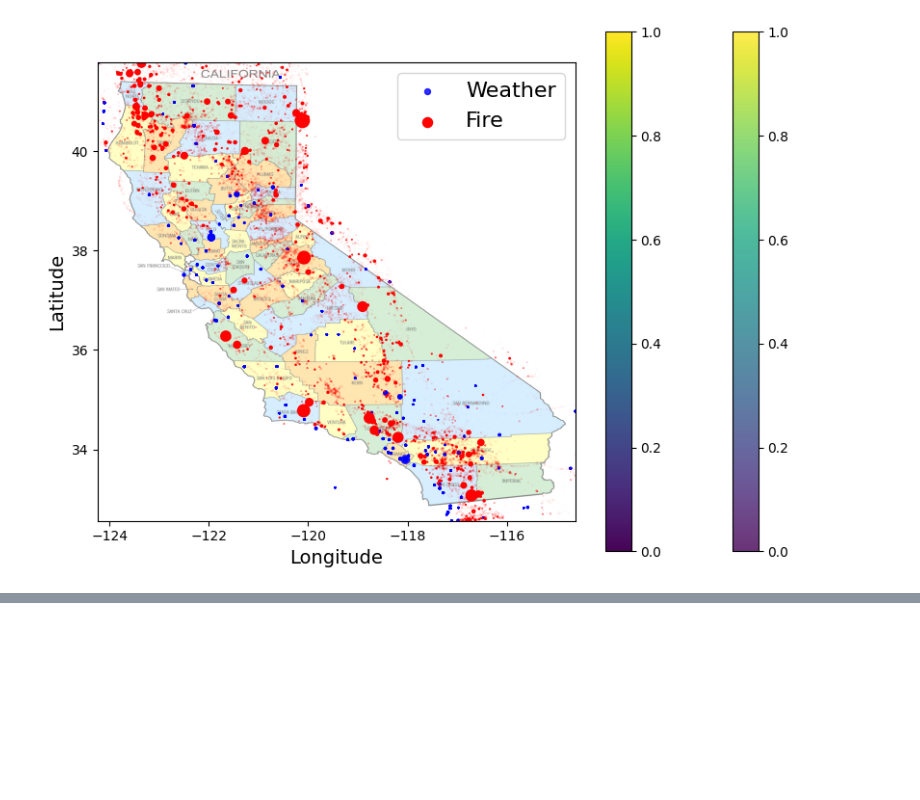
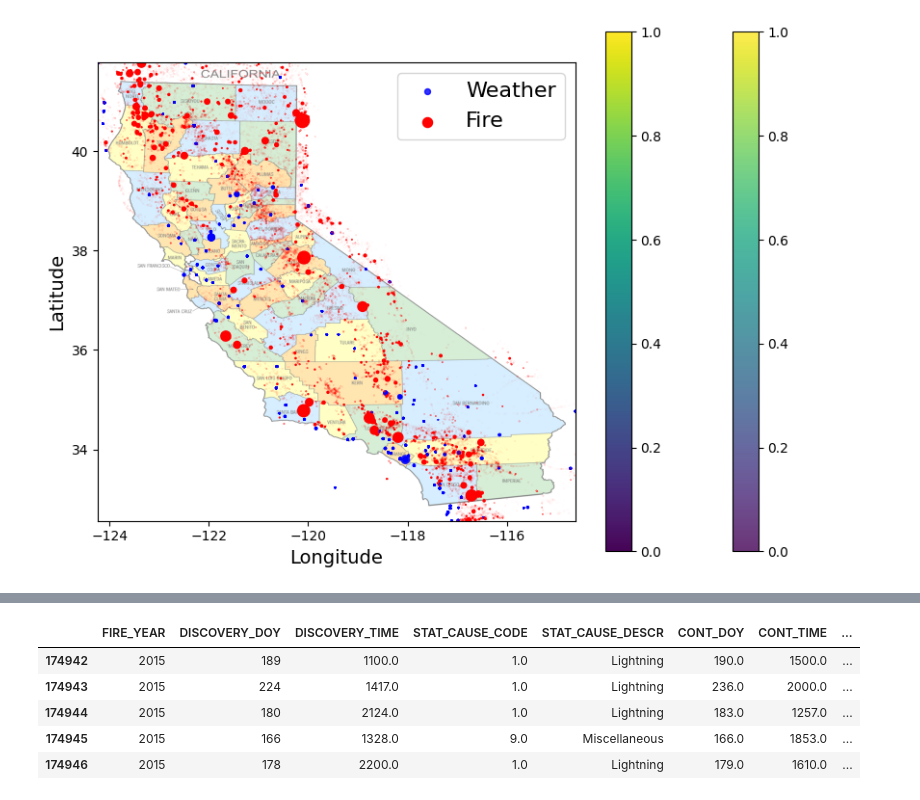
Before and after one commit to rommellp/wildfire_ca, a Jupyter notebook: code_visualizations/wildfires_vis.ipynb, the cells around one changed output, grey strips where cells are left out. Saved outputs shown, nothing was run; the diff lists cells and outputs as text; code cells hidden in the pictures; blank space fills up the shorter version.

```diff
--- a/code_visualizations/wildfires_vis.ipynb
+++ b/code_visualizations/wildfires_vis.ipynb
@@ -298,0 +400,3 @@ plt.show()
+# %%
+wildfires_2015 = wildfires[wildfires['FIRE_YEAR'] == 2015] #filter by years
+wildfires_2015.shape
@@ -298,0 +473,9 @@ plt.show()
+# %%
+wildfires_2015.head()
+# %% [output]
+|  | FIRE_YEAR | DISCOVERY_DOY | DISCOVERY_TIME | STAT_CAUSE_CODE | STAT_CAUSE_DESCR | CONT_DOY | CONT_TIME | ... |
+| 174942 | 2015 | 189 | 1100.0 | 1.0 | Lightning | 190.0 | 1500.0 | ... |
+| 174943 | 2015 | 224 | 1417.0 | 1.0 | Lightning | 236.0 | 2000.0 | ... |
+| 174944 | 2015 | 180 | 2124.0 | 1.0 | Lightning | 183.0 | 1257.0 | ... |
+| 174945 | 2015 | 166 | 1328.0 | 9.0 | Miscellaneous | 166.0 | 1853.0 | ... |
+| 174946 | 2015 | 178 | 2200.0 | 1.0 | Lightning | 179.0 | 1610.0 | ... |
```
Also changed, not shown: parts of 20 cells of this notebook.
